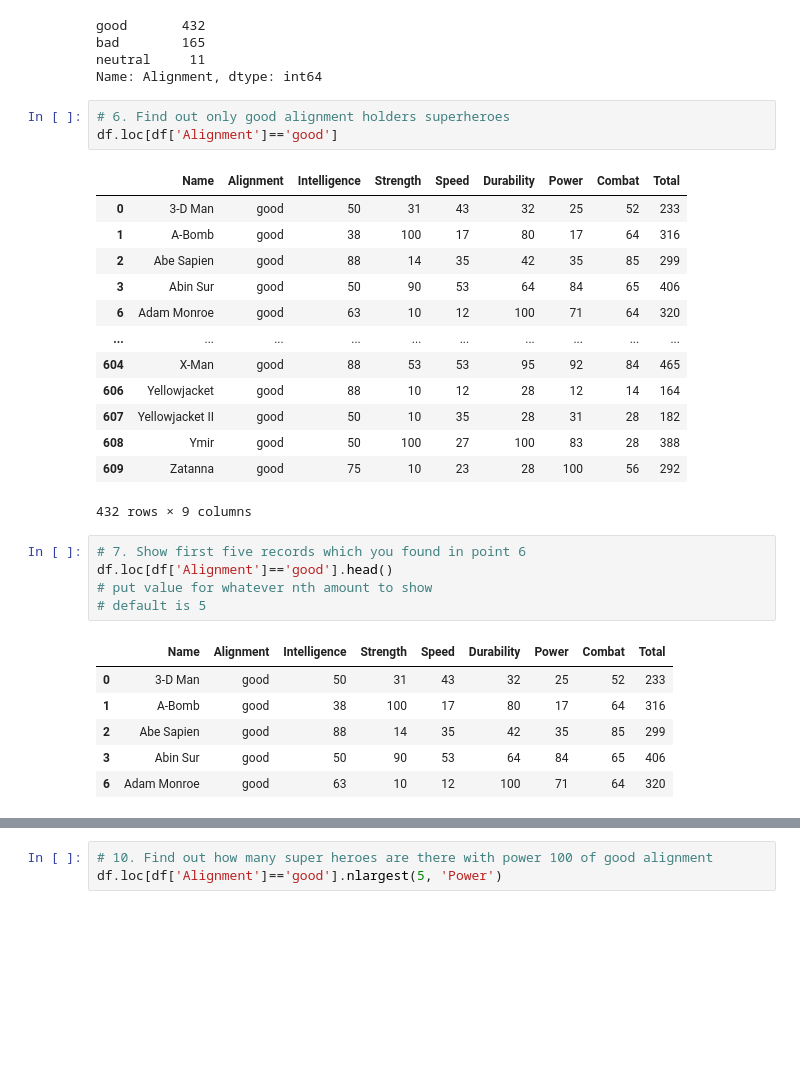
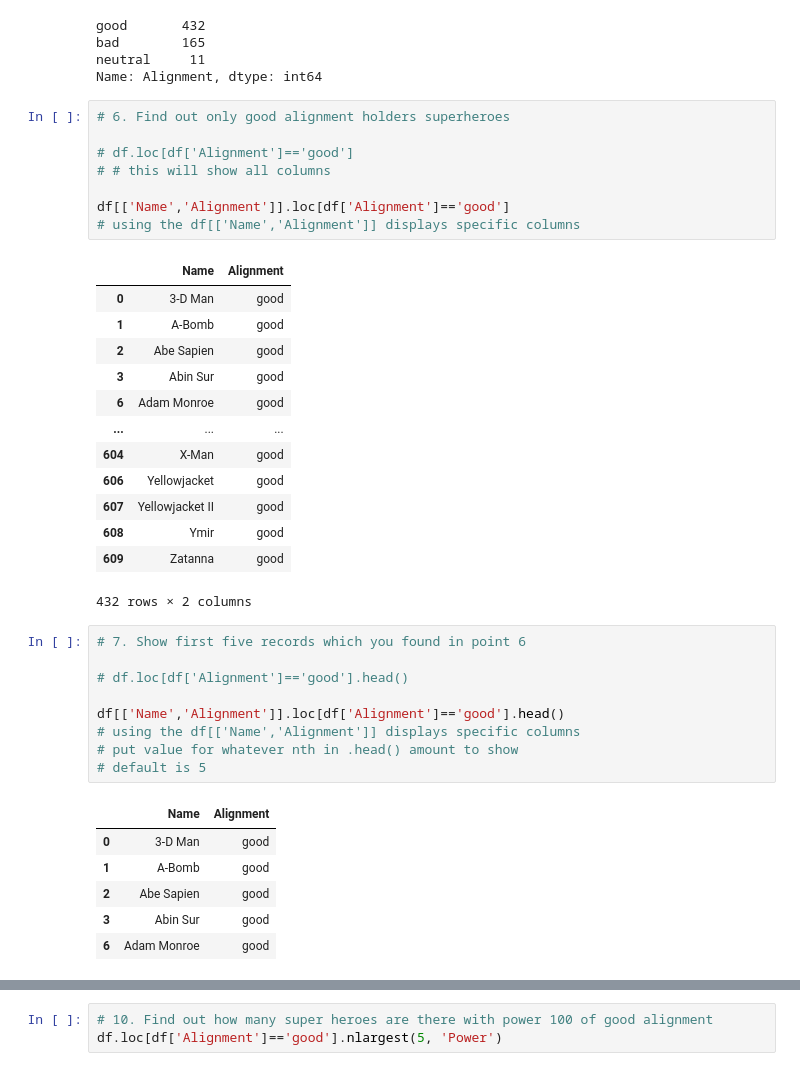
Before and after one commit to Thien-Nguyen-Git/Superhero_Power, a Jupyter notebook: Superhero_Powers.ipynb, the cells around one changed output, grey strips where cells are left out. Drawn from its saved outputs; the diff is of its cells as text; blank space fills up the shorter version.

Commit message:
Correct Output
Getting correct results while minimizing the output of records being displayed

```diff
--- a/Superhero_Powers.ipynb
+++ b/Superhero_Powers.ipynb
@@ -63,32 +63,41 @@ neutral     11
 Name: Alignment, dtype: int64
 # %%
 # 6. Find out only good alignment holders superheroes
-df.loc[df['Alignment']=='good']
+
+# df.loc[df['Alignment']=='good']
+# # this will show all columns
+
+df[['Name','Alignment']].loc[df['Alignment']=='good']
+# using the df[['Name','Alignment']] displays specific columns
 # %% [output]
-|  | Name | Alignment | Intelligence | Strength | Speed | Durability | Power | Combat | Total |
-| 0 | 3-D Man | good | 50 | 31 | 43 | 32 | 25 | 52 | 233 |
-| 1 | A-Bomb | good | 38 | 100 | 17 | 80 | 17 | 64 | 316 |
-| 2 | Abe Sapien | good | 88 | 14 | 35 | 42 | 35 | 85 | 299 |
-| 3 | Abin Sur | good | 50 | 90 | 53 | 64 | 84 | 65 | 406 |
-| 6 | Adam Monroe | good | 63 | 10 | 12 | 100 | 71 | 64 | 320 |
-| ... | ... | ... | ... | ... | ... | ... | ... | ... | ... |
-| 604 | X-Man | good | 88 | 53 | 53 | 95 | 92 | 84 | 465 |
-| 606 | Yellowjacket | good | 88 | 10 | 12 | 28 | 12 | 14 | 164 |
-| 607 | Yellowjacket II | good | 50 | 10 | 35 | 28 | 31 | 28 | 182 |
-| 608 | Ymir | good | 50 | 100 | 27 | 100 | 83 | 28 | 388 |
-| 609 | Zatanna | good | 75 | 10 | 23 | 28 | 100 | 56 | 292 |
+|  | Name | Alignment |
+| 0 | 3-D Man | good |
+| 1 | A-Bomb | good |
+| 2 | Abe Sapien | good |
+| 3 | Abin Sur | good |
+| 6 | Adam Monroe | good |
+| ... | ... | ... |
+| 604 | X-Man | good |
+| 606 | Yellowjacket | good |
+| 607 | Yellowjacket II | good |
+| 608 | Ymir | good |
+| 609 | Zatanna | good |
-432 rows × 9 columns
+432 rows × 2 columns
 # %%
 # 7. Show first five records which you found in point 6
-df.loc[df['Alignment']=='good'].head()
-# put value for whatever nth amount to show
+
+# df.loc[df['Alignment']=='good'].head()
+
+df[['Name','Alignment']].loc[df['Alignment']=='good'].head()
+# using the df[['Name','Alignment']] displays specific columns
+# put value for whatever nth in .head() amount to show
 # default is 5
 # %% [output]
-|  | Name | Alignment | Intelligence | Strength | Speed | Durability | Power | Combat | Total |
-| 0 | 3-D Man | good | 50 | 31 | 43 | 32 | 25 | 52 | 233 |
-| 1 | A-Bomb | good | 38 | 100 | 17 | 80 | 17 | 64 | 316 |
-| 2 | Abe Sapien | good | 88 | 14 | 35 | 42 | 35 | 85 | 299 |
-| 3 | Abin Sur | good | 50 | 90 | 53 | 64 | 84 | 65 | 406 |
-| 6 | Adam Monroe | good | 63 | 10 | 12 | 100 | 71 | 64 | 320 |
+|  | Name | Alignment |
+| 0 | 3-D Man | good |
+| 1 | A-Bomb | good |
+| 2 | Abe Sapien | good |
+| 3 | Abin Sur | good |
+| 6 | Adam Monroe | good |
 # %%
 # 8. Show top five records having top speed of heroes of good alignment
```
Also changed, not shown: parts of 7 cells of this notebook.
